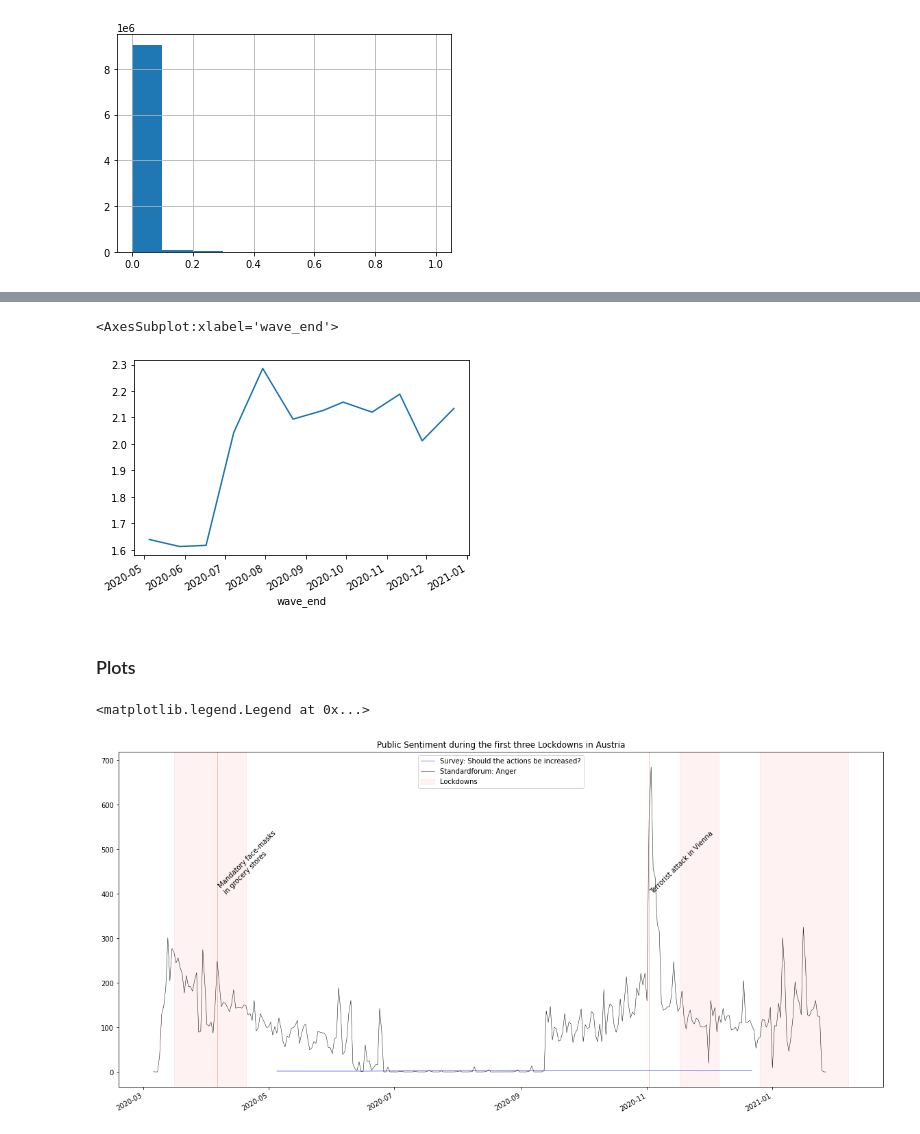
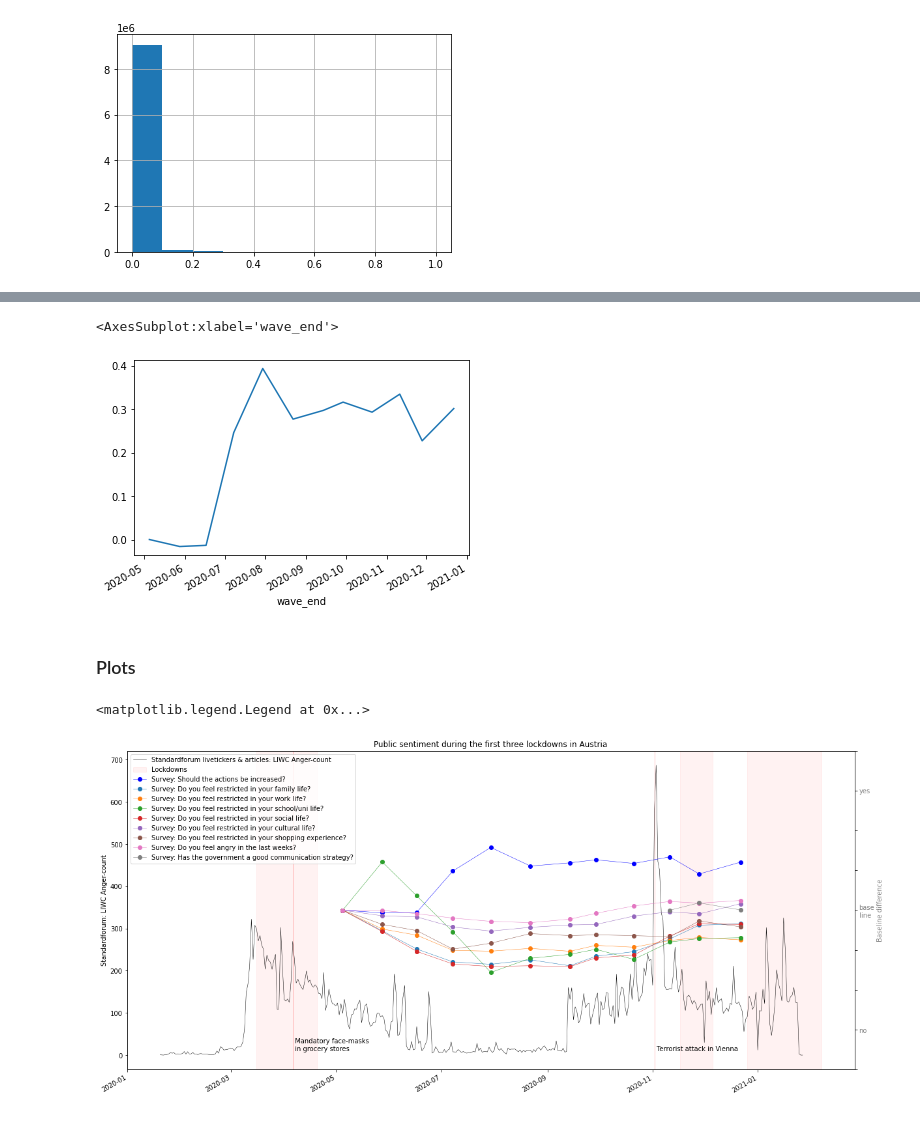
Before and after one commit to nostromo7/IPDS_standardforum, a Jupyter notebook: code/analysis.ipynb, the cells around one changed output, grey strips where cells are left out. Drawn from its saved outputs; the diff is of its cells as text; code cells hidden in the pictures.

```diff
--- a/code/analysis.ipynb
+++ b/code/analysis.ipynb
@@ -75,5 +86,5 @@ postings = pd.read_pickle(input_postings).drop(cols_to_drop, axis=1)
 # %%
-postings.index = pd.to_datetime(postings.index, utc=True)
+postings.index = pd.to_datetime(postings.cd, utc=True)
 # %%
 postings['anger'] = postings['18']/postings['number_tokens']
 # %%
@@ -112,0 +117,2 @@ survey_grouped
+# %%
+postings_summer_gap['anger2'] = postings_summer_gap['18'] / postings_summer_gap['number_tokens']
@@ -112,0 +134,3 @@ survey_grouped
+# %%
+combined = pd.concat([postings['anger'].resample('1d').sum(), postings_summer_gap['anger2'].resample('1d').sum()], axis=1)
+combined['anger_total'] = combined['anger'].fillna(0) + combined['anger2'].fillna(0)
@@ -112,0 +153,13 @@ survey_grouped
+# %%
+survey_grouped = survey_sub.groupby('welle').resample('1d').mean()
+survey_grouped.index = survey_grouped.index.droplevel('welle')
+survey_grouped['baseline_diff_05'] = (survey_grouped['co05_01'] - survey_grouped['co05_01'][0])/survey_grouped['co05_01'][0]
+survey_grouped['baseline_diff_06_1'] = (survey_grouped['co06_01'] - survey_grouped['co06_01'][0])/survey_grouped['co06_01'][0]
+survey_grouped['baseline_diff_06_2'] = (survey_grouped['co06_02'] - survey_grouped['co06_02'][0])/survey_grouped['co06_02'][0]
+survey_grouped['baseline_diff_06_3'] = (survey_grouped['co06_03'] - survey_grouped['co06_03'][0])/survey_grouped['co06_03'][0]
+survey_grouped['baseline_diff_06_4'] = (survey_grouped['co06_04'] - survey_grouped['co06_04'][0])/survey_grouped['co06_04'][0]
+survey_grouped['baseline_diff_06_5'] = (survey_grouped['co06_05'] - survey_grouped['co06_05'][0])/survey_grouped['co06_05'][0]
+survey_grouped['baseline_diff_06_6'] = (survey_grouped['co06_06'] - survey_grouped['co06_06'][0])/survey_grouped['co06_06'][0]
+survey_grouped['baseline_diff_08'] = (survey_grouped['co08_01'] - survey_grouped['co08_01'][0])/survey_grouped['co08_01'][0]
+survey_grouped['baseline_diff_19'] = (survey_grouped['co19_01'] - survey_grouped['co19_01'][9])/survey_grouped['co19_01'][9]
+survey_grouped
@@ -113,30 +181,53 @@ survey_grouped
 # %%
-survey_grouped['co05_01'].plot()
+survey_grouped['baseline_diff_05'].plot()
 # %% [output]
 <AxesSubplot:xlabel='wave_end'>
-[figure, old version]
+[figure, new version]
 # %% [markdown]
 ### Plots
 # %%
 fig, ax = plt.subplots(figsize=(20,10))
-#ax.plot(survey_sub.resample('1d').sum().loc[start:end, 'co05_01'], linestyle='-', linewidth=0.5, label='Maßnahmenänderung')
-ax.plot(survey_grouped['co05_01'].index, survey_grouped['co05_01'], linestyle='-', linewidth=0.5, label='Survey: Should the actions be increased?', color='blue')
-ax.plot(postings.resample('1d').sum().loc[start:end, 'anger'], linestyle='-', linewidth=0.5, label='Standardforum: Anger', color='black')
+#ax.plot(postings.resample('1d').sum().loc[start:end, 'anger'], linestyle='-', linewidth=0.5, label='Standardforum: Anger from livetickers', color='black')
+#ax.plot(postings_summer_gap.resample('1d').sum().loc[start:end, 'anger'], linestyle='-', linewidth=0.5, label='Standardforum: Anger from articles', color='red')
+ax.plot(combined.loc[start:end, 'anger_total'], linestyle='-', linewidth=0.5, label='Standardforum livetickers & articles: LIWC Anger-count', color='black')
+
+ax.set_ylabel('Standardforum: LIWC Anger-count')
 
 ax.axvspan(pd.to_datetime(start_lockdown1), pd.to_datetime(end_lockdown1), color='red', alpha=0.05, label="Lockdowns")
 ax.axvspan(pd.to_datetime(start_lockdown2), pd.to_datetime(end_lockdown2), color='red', alpha=0.05)
 ax.axvspan(pd.to_datetime(start_lockdown3), pd.to_datetime(end_lockdown3), color='red', alpha=0.05)
 
 ax.axvline(pd.to_datetime('2020-04-06'), linewidth=0.5, color='red', alpha=0.5)
-ax.text(x=pd.to_datetime('2020-04-06'), y=400, s='Mandatory face-masks\nin grocery stores', rotation=45)
+ax.text(x=pd.to_datetime('2020-04-06'), y=10, s=' Mandatory face-masks\n in grocery stores', rotation=0)
 ax.axvline(pd.to_datetime('2020-11-02'), linewidth=0.5, color='red', alpha=0.5)
-ax.text(x=pd.to_datetime('2020-11-02'), y=400, s='Terrorist attack in Vienna', rotation=45)
+ax.text(x=pd.to_datetime('2020-11-02'), y=10, s=' Terrorist attack in Vienna', rotation=0)
 
+ax2 = ax.twinx()
+ax2.set_ylim([-1,1])
+lables = [item.get_text() for item in ax2.get_yticklabels()]
+lables[1] = 'no'
+lables[len(lables)-2] = 'yes'
+lables[int(len(lables)/2)] = 'base\nline'
+ax2.set_yticklabels(lables)
+ax2.plot(survey_grouped.index, survey_grouped['baseline_diff_05'],label="Survey: Should the actions be increased?", linestyle='-', marker='o', linewidth=0.5, color='blue')
+ax2.plot(survey_grouped.index, survey_grouped['baseline_diff_06_1'],label="Survey: Do you feel restricted in your family life?", linestyle='-', marker='o', linewidth=0.5)
+ax2.plot(survey_grouped.index, survey_grouped['baseline_diff_06_2'],label="Survey: Do you feel restricted in your work life?", linestyle='-', marker='o', linewidth=0.5)
+ax2.plot(survey_grouped.index, survey_grouped['baseline_diff_06_3'],label="Survey: Do you feel restricted in your school/uni life?", linestyle='-', marker='o', linewidth=0.5)
+ax2.plot(survey_grouped.index, survey_grouped['baseline_diff_06_4'],label="Survey: Do you feel restricted in your social life?", linestyle='-', marker='o', linewidth=0.5)
+ax2.plot(survey_grouped.index, survey_grouped['baseline_diff_06_5'],label="Survey: Do you feel restricted in your cultural life?", linestyle='-', marker='o', linewidth=0.5)
+ax2.plot(survey_grouped.index, survey_grouped['baseline_diff_06_6'],label="Survey: Do you feel restricted in your shopping experience?", linestyle='-', marker='o', linewidth=0.5)
+ax2.plot(survey_grouped.index, survey_grouped['baseline_diff_08'],label="Survey: Do you feel angry in the last weeks?", linestyle='-', marker='o', linewidth=0.5)
+ax2.plot(survey_grouped.index, survey_grouped['baseline_diff_19'],label="Survey: Has the government a good communication strategy?", linestyle='-', marker='o', linewidth=0.5)
+
+ax2.tick_params(axis='y', labelcolor='gray')
 
 fig.autofmt_xdate()
-ax.set_ylabel("")
-ax.set_title("Public Sentiment during the first three Lockdowns in Austria")
-ax.legend()
+ax2.set_ylabel("Baseline difference", color='gray')
+ax.set_title("Public sentiment during the first three lockdowns in Austria")
+
+lines, labels = ax.get_legend_handles_labels()
+lines2, labels2 = ax2.get_legend_handles_labels()
+ax2.legend(lines + lines2, labels + labels2, loc=0)
 # %% [output]
 <matplotlib.legend.Legend at 0x...>
-[figure, old version]
+[figure, new version]
```
Also changed, not shown: parts of 11 cells of this notebook, 3 other files.
